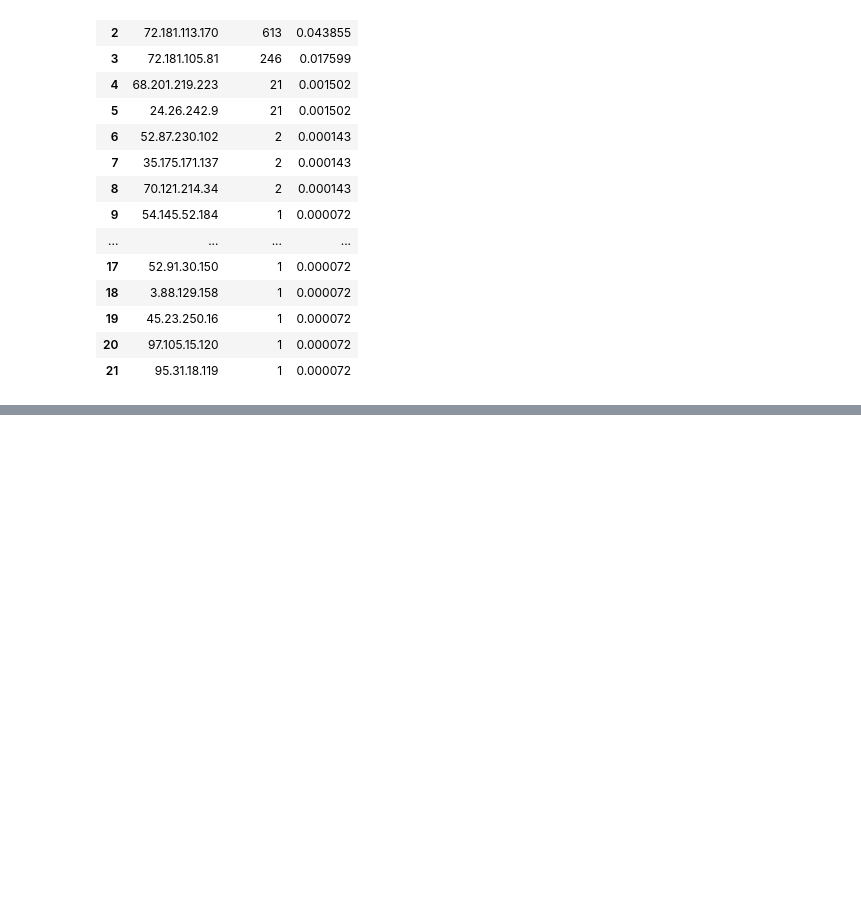
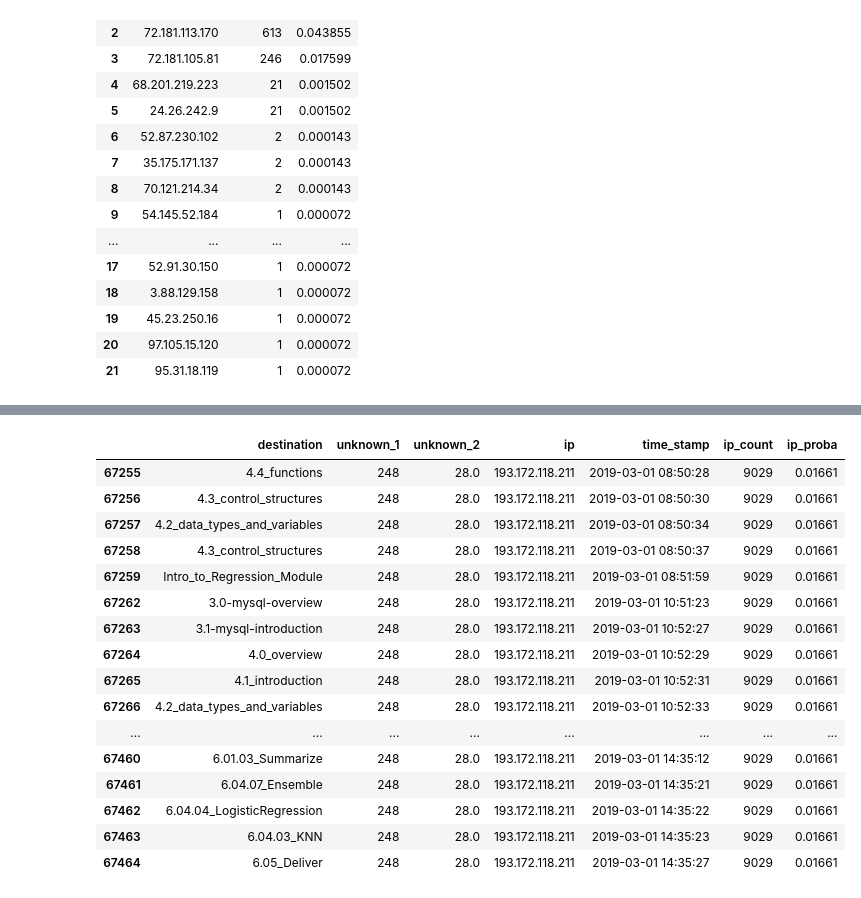
Before and after one commit to guedanie/anomaly_detection, a Jupyter notebook: discrete_anomaly_detection.ipynb, the cells around one changed output, grey strips where cells are left out. Drawn from its saved outputs; the diff is of its cells as text; code cells hidden in the pictures; blank space fills up the shorter version.

```diff
--- a/discrete_anomaly_detection.ipynb
+++ b/discrete_anomaly_detection.ipynb
@@ -109,0 +127,4 @@ ip_df
+# %%
+df = df_orig.sort_values(by="time_stamp")
+# %%
+df["unknown_2"] = df["unknown_2"].astype(float)
@@ -109,0 +187,6 @@ ip_df
+# %%
+ip_df = pd.DataFrame(df.ip.value_counts(dropna=False)).reset_index().\
+                rename(index=str, columns={'index': 'ip', 'ip': 'ip_count'})
+ip_df2 = pd.DataFrame(df.ip.value_counts(dropna=False)/df.ip.count()).reset_index().\
+                rename(index=str, columns={'index': 'ip', 'ip': 'ip_proba'})
+ip_df = ip_df.merge(ip_df2)
@@ -109,0 +209,2 @@ ip_df
+# %%
+df = df.merge(ip_df)
@@ -109,0 +213,20 @@ ip_df
+# %%
+df[df.unknown_1 == 248].head(50).sort_values(by="time_stamp")
+# %% [output]
+|  | destination | unknown_1 | unknown_2 | ip | time_stamp | ip_count | ip_proba |
+| 67255 | 4.4_functions | 248 | 28.0 | 193.172.118.211 | 2019-03-01 08:50:28 | 9029 | 0.01661 |
+| 67256 | 4.3_control_structures | 248 | 28.0 | 193.172.118.211 | 2019-03-01 08:50:30 | 9029 | 0.01661 |
+| 67257 | 4.2_data_types_and_variables | 248 | 28.0 | 193.172.118.211 | 2019-03-01 08:50:34 | 9029 | 0.01661 |
+| 67258 | 4.3_control_structures | 248 | 28.0 | 193.172.118.211 | 2019-03-01 08:50:37 | 9029 | 0.01661 |
+| 67259 | Intro_to_Regression_Module | 248 | 28.0 | 193.172.118.211 | 2019-03-01 08:51:59 | 9029 | 0.01661 |
+| 67262 | 3.0-mysql-overview | 248 | 28.0 | 193.172.118.211 | 2019-03-01 10:51:23 | 9029 | 0.01661 |
+| 67263 | 3.1-mysql-introduction | 248 | 28.0 | 193.172.118.211 | 2019-03-01 10:52:27 | 9029 | 0.01661 |
+| 67264 | 4.0_overview | 248 | 28.0 | 193.172.118.211 | 2019-03-01 10:52:29 | 9029 | 0.01661 |
+| 67265 | 4.1_introduction | 248 | 28.0 | 193.172.118.211 | 2019-03-01 10:52:31 | 9029 | 0.01661 |
+| 67266 | 4.2_data_types_and_variables | 248 | 28.0 | 193.172.118.211 | 2019-03-01 10:52:33 | 9029 | 0.01661 |
+| ... | ... | ... | ... | ... | ... | ... | ... |
+| 67460 | 6.01.03_Summarize | 248 | 28.0 | 193.172.118.211 | 2019-03-01 14:35:12 | 9029 | 0.01661 |
+| 67461 | 6.04.07_Ensemble | 248 | 28.0 | 193.172.118.211 | 2019-03-01 14:35:21 | 9029 | 0.01661 |
+| 67462 | 6.04.04_LogisticRegression | 248 | 28.0 | 193.172.118.211 | 2019-03-01 14:35:22 | 9029 | 0.01661 |
+| 67463 | 6.04.03_KNN | 248 | 28.0 | 193.172.118.211 | 2019-03-01 14:35:23 | 9029 | 0.01661 |
+| 67464 | 6.05_Deliver | 248 | 28.0 | 193.172.118.211 | 2019-03-01 14:35:27 | 9029 | 0.01661 |
```
Also changed, not shown: parts of 12 cells of this notebook.
